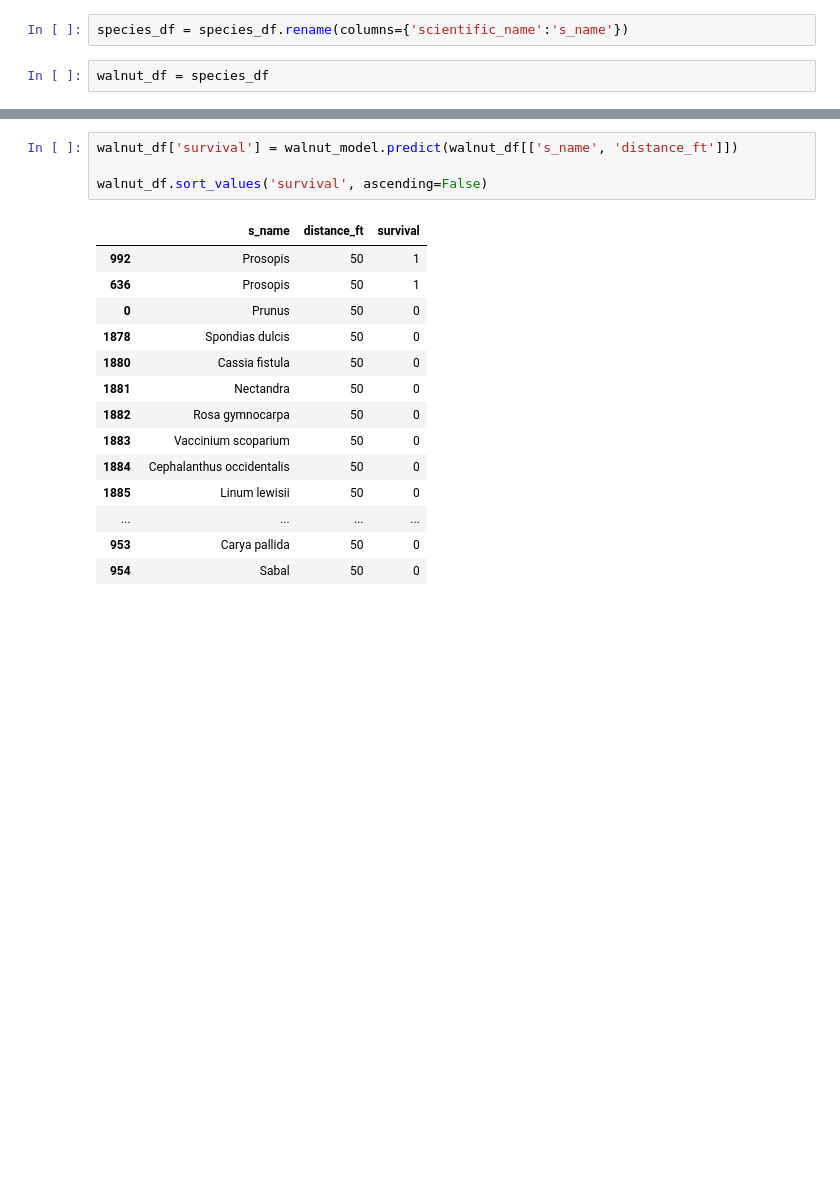
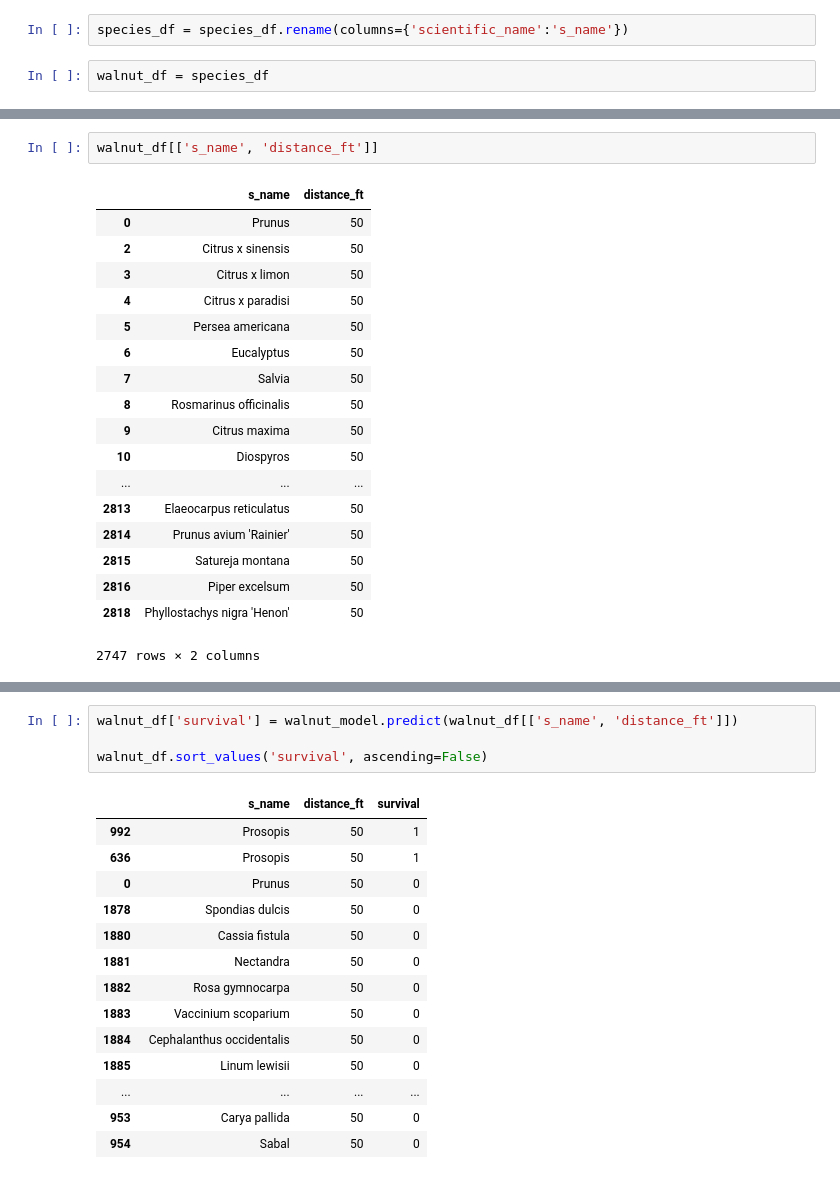
Before and after one commit to ferozumair786/UTDS-ML-Project, a Jupyter notebook: predictions.ipynb, the cells around one changed output, grey strips where cells are left out. Cells and saved outputs as stored; diff of their text form; blank space fills up the shorter version.

```diff
--- a/predictions.ipynb
+++ b/predictions.ipynb
@@ -75,3 +46,24 @@ array([['Prunus', 50],
+# %%
+walnut_df[['s_name', 'distance_ft']]
+# %% [output]
+|  | s_name | distance_ft |
+| 0 | Prunus | 50 |
+| 2 | Citrus x sinensis | 50 |
+| 3 | Citrus x limon | 50 |
+| 4 | Citrus x paradisi | 50 |
+| 5 | Persea americana | 50 |
+| 6 | Eucalyptus | 50 |
+| 7 | Salvia | 50 |
+| 8 | Rosmarinus officinalis | 50 |
+| 9 | Citrus maxima | 50 |
+| 10 | Diospyros | 50 |
+| ... | ... | ... |
+| 2813 | Elaeocarpus reticulatus | 50 |
+| 2814 | Prunus avium 'Rainier' | 50 |
+| 2815 | Satureja montana | 50 |
+| 2816 | Piper excelsum | 50 |
+| 2818 | Phyllostachys nigra 'Henon' | 50 |
+2747 rows × 2 columns
 # %%
 walnut_df['survival'] = walnut_model.predict_proba(walnut_df[['s_name', 'distance_ft']])
 walnut_df.sort_values('survival', ascending=False)
```
Also changed, not shown: parts of 9 cells of this notebook, 9 other files.
